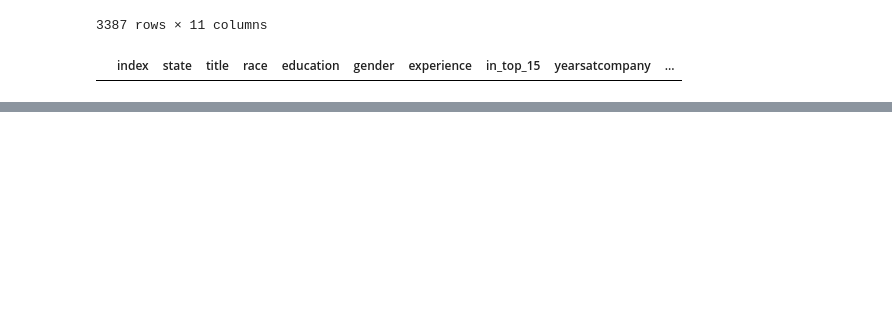
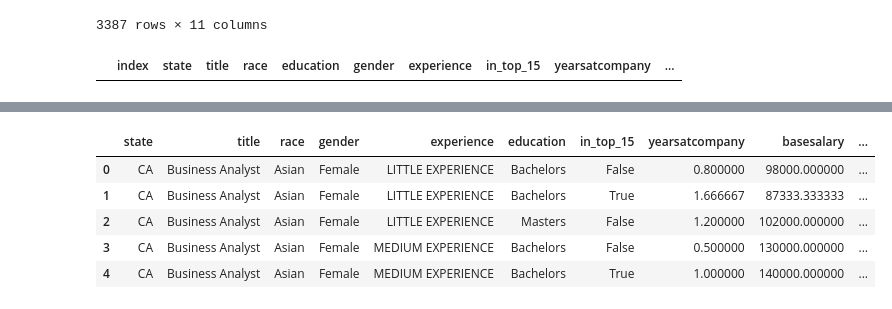
Before and after one commit to ryand0n/SC2022-BatchC-electric-pythons, a Jupyter notebook: Cassidy Cheng/predictions.ipynb, the cells around one changed output, grey strips where cells are left out. Saved outputs shown, nothing was run; the diff lists cells and outputs as text; code cells hidden in the pictures; blank space fills up the shorter version.

```diff
--- a/Cassidy Cheng/predictions.ipynb
+++ b/Cassidy Cheng/predictions.ipynb
@@ -26,7 +26,6 @@ Index(['company', 'title', 'totalyearlycompensation', 'yearsofexperience',
       dtype='object')
 # %%
 #state, title, race, education, company, gender, experience
-df.drop(['company'], axis=1, inplace=True)
 # %%
 def convert(years):
     if years == 0:
@@ -37,5 +36,6 @@ def convert(years):
         return 'MEDIUM EXPERIENCE'
     else:
         return 'VERY EXPERIENCED'
-# %%
-df['experience'] = df['yearsofexperience'].apply(convert)
+# %%
+df['experience'] = df.apply(lambda x: convert(x.yearsofexperience), axis=1)
+df.head()
@@ -89,0 +130,12 @@ def findfillerdata(state, title, race, gender, exp, edu, intop15):
+# %%
+userinput = ['state', 'title', 'race', 'gender', 'experience', 'education', 'in_top_15']
+filler2 = df.groupby(by = userinput)['yearsatcompany', 'basesalary', 'stockgrantvalue', 'bonus'].mean()
+filler2.reset_index(inplace = True)
+filler2.head()
+# %% [output]
+|  | state | title | race | gender | experience | education | in_top_15 | yearsatcompany | basesalary | ... |
+| 0 | CA | Business Analyst | Asian | Female | LITTLE EXPERIENCE | Bachelors | False | 0.800000 | 98000.000000 | ... |
+| 1 | CA | Business Analyst | Asian | Female | LITTLE EXPERIENCE | Bachelors | True | 1.666667 | 87333.333333 | ... |
+| 2 | CA | Business Analyst | Asian | Female | LITTLE EXPERIENCE | Masters | False | 1.200000 | 102000.000000 | ... |
+| 3 | CA | Business Analyst | Asian | Female | MEDIUM EXPERIENCE | Bachelors | False | 0.500000 | 130000.000000 | ... |
+| 4 | CA | Business Analyst | Asian | Female | MEDIUM EXPERIENCE | Bachelors | True | 1.000000 | 140000.000000 | ... |
```
Also changed, not shown: parts of 18 cells of this notebook, 27 other files.
